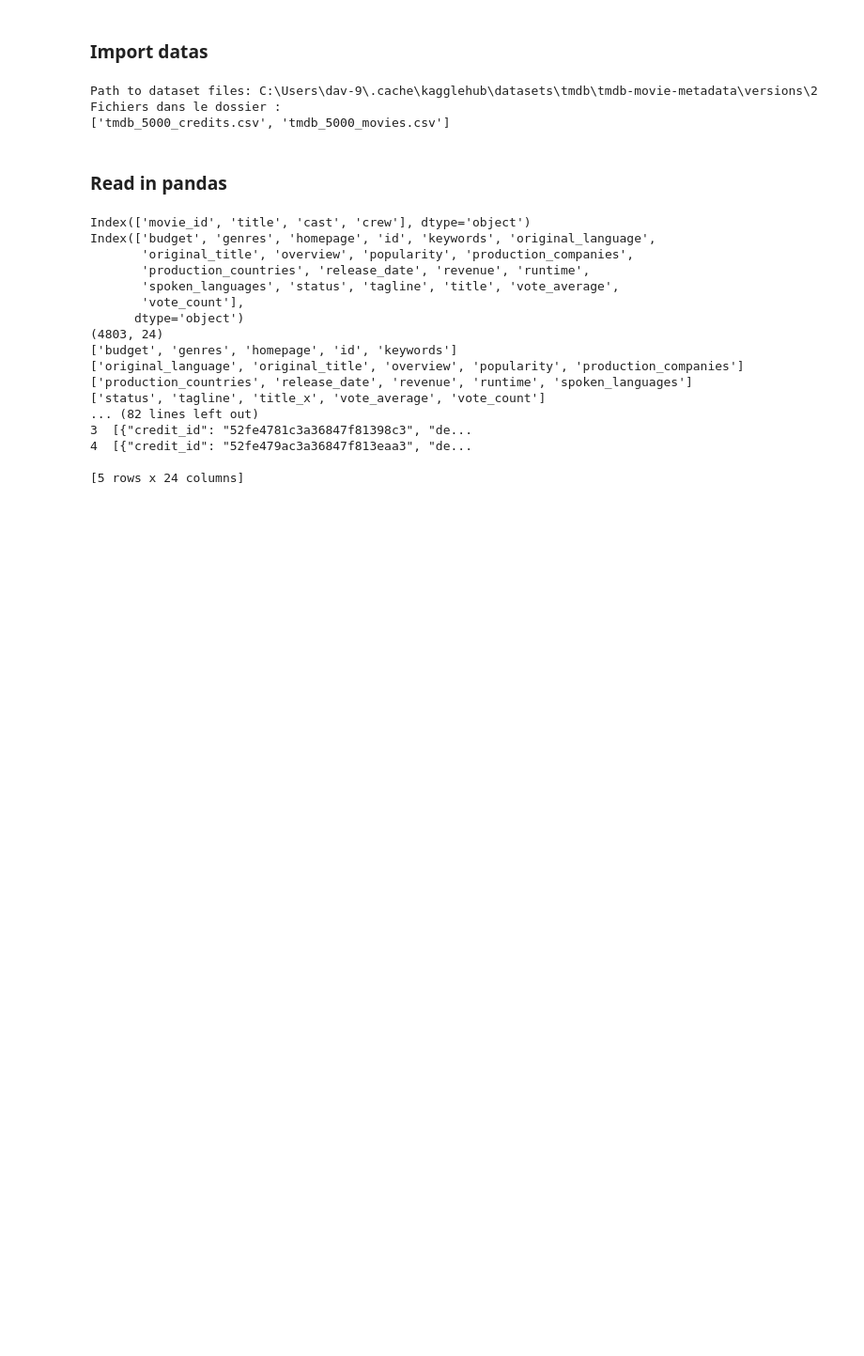
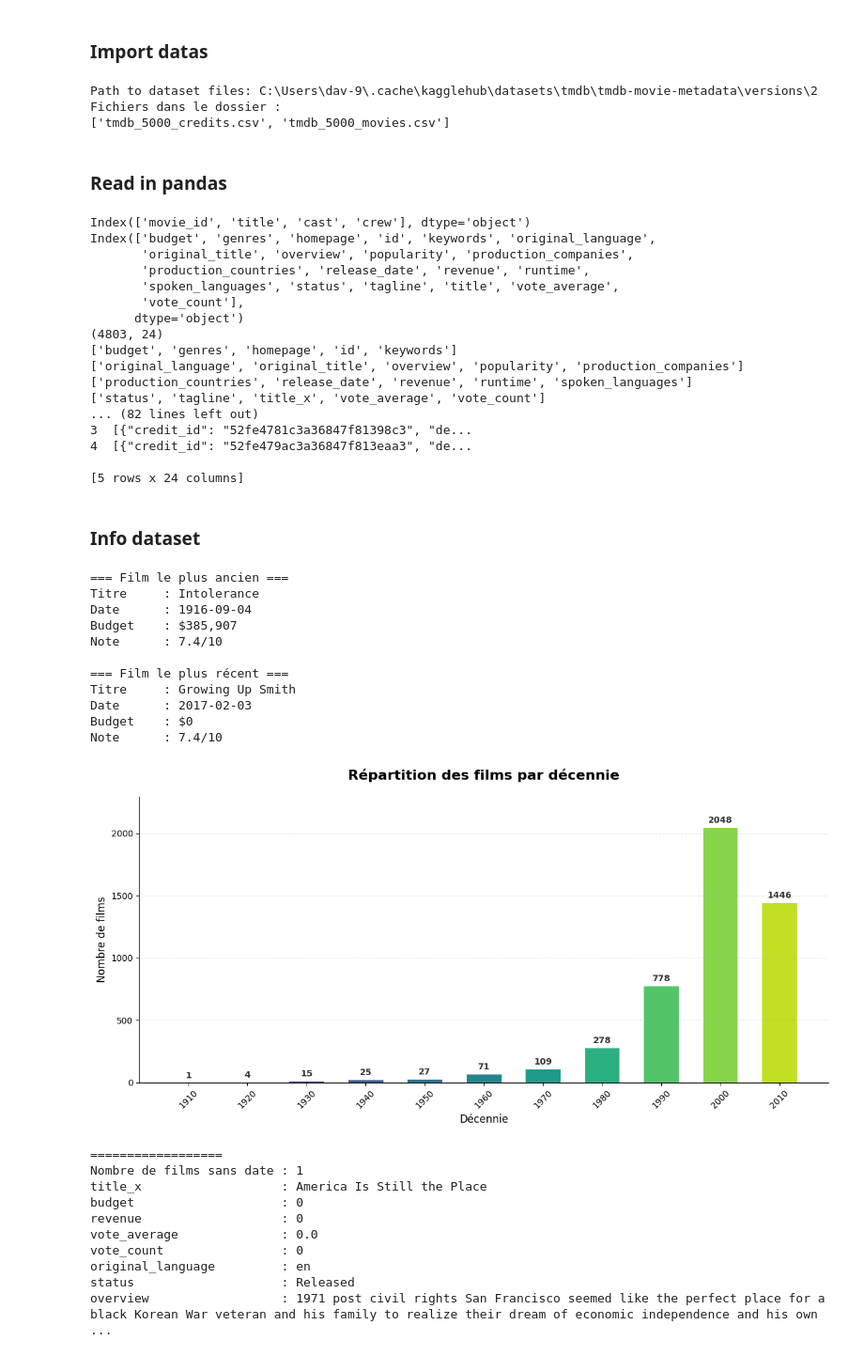
Before and after one commit to DavidGabrielPapa/TheseDeMaster, a Jupyter notebook: datatest.ipynb, the cells around one changed output. Shown at 94% size. Saved outputs shown, nothing was run; the diff lists cells and outputs as text; code cells hidden in the pictures; blank space fills up the shorter version.

Commit message:
Info+stat on database

```diff
--- a/datatest.ipynb
+++ b/datatest.ipynb
@@ -58,3 +62,83 @@ Index(['budget', 'genres', 'homepage', 'id', 'keywords', 'original_language',
 4  [{"credit_id": "52fe479ac3a36847f813eaa3", "de...
 
 [5 rows x 24 columns]
+# %% [markdown]
+### Info dataset
+# %%
+# Convertir release_date en datetime
+data['release_date'] = pd.to_datetime(data['release_date'], errors='coerce')
+
+# Film le plus ancien et le plus récent
+oldest = data.loc[data['release_date'].idxmin()]
+newest = data.loc[data['release_date'].idxmax()]
+
+print("=== Film le plus ancien ===")
+print(f"Titre     : {oldest['title_x']}")
+print(f"Date      : {oldest['release_date'].date()}")
+print(f"Budget    : ${oldest['budget']:,}")
+print(f"Note      : {oldest['vote_average']}/10")
+
+print("\n=== Film le plus récent ===")
+print(f"Titre     : {newest['title_x']}")
+print(f"Date      : {newest['release_date'].date()}")
+print(f"Budget    : ${newest['budget']:,}")
+print(f"Note      : {newest['vote_average']}/10")
+
+# Répartition par décennie
+data['decade'] = (data['release_date'].dt.year // 10 * 10).astype('Int64')
+decade_counts = data['decade'].value_counts().sort_index().dropna()
+
+fig, ax = plt.subplots(figsize=(12, 6))
+
+colors = plt.cm.viridis([i / len(decade_counts) for i in range(len(decade_counts))])
+bars = ax.bar(decade_counts.index.astype(str), decade_counts.values, color=colors, width=0.6, edgecolor='white', linewidth=0.8)
+
+# Valeurs au dessus des barres
+for bar, val in zip(bars, decade_counts.values):
+    ax.text(bar.get_x() + bar.get_width()/2, bar.get_height() + 20,
+            str(val), ha='center', va='bottom', fontsize=10, fontweight='bold', color='#333')
+
+ax.set_title('Répartition des films par décennie', fontsize=16, fontweight='bold', pad=20)
+ax.set_xlabel('Décennie', fontsize=12)
+ax.set_ylabel('Nombre de films', fontsize=12)
+ax.set_ylim(0, decade_counts.max() * 1.12)
+ax.grid(axis='y', alpha=0.3, linestyle='--')
+ax.spines['top'].set_visible(False)
+ax.spines['right'].set_visible(False)
+
+plt.xticks(rotation=45)
+plt.tight_layout()
+#plt.savefig('/mnt/user-data/outputs/repartition_decennies.png', dpi=150, bbox_inches='tight')
+plt.show()
+
+# Quelques stats générales sur les dates
+print("==================")
+print(f"Nombre de films sans date : {data['release_date'].isna().sum()}")
+
+film_sans_date = data[data['release_date'].isna()].iloc[0]
+
+for col in ['title_x', 'budget', 'revenue', 'vote_average', 'vote_count', 'original_language', 'status', 'overview']:
+    print(f"{col:<25} : {film_sans_date[col]}")
+# %% [output]
+=== Film le plus ancien ===
+Titre     : Intolerance
+Date      : 1916-09-04
+Budget    : $385,907
+Note      : 7.4/10
+
+=== Film le plus récent ===
+Titre     : Growing Up Smith
+Date      : 2017-02-03
+Budget    : $0
+Note      : 7.4/10
+[figure, added]
+==================
+Nombre de films sans date : 1
+title_x                   : America Is Still the Place
+budget                    : 0
+revenue                   : 0
+vote_average              : 0.0
+vote_count                : 0
+original_language         : en
+status                    : Released
+overview                  : 1971 post civil rights San Francisco seemed like the perfect place for a black Korean War veteran and his family to realize their dream of economic independence and his own ...
```
Also changed, not shown: parts of 12 cells of this notebook.
